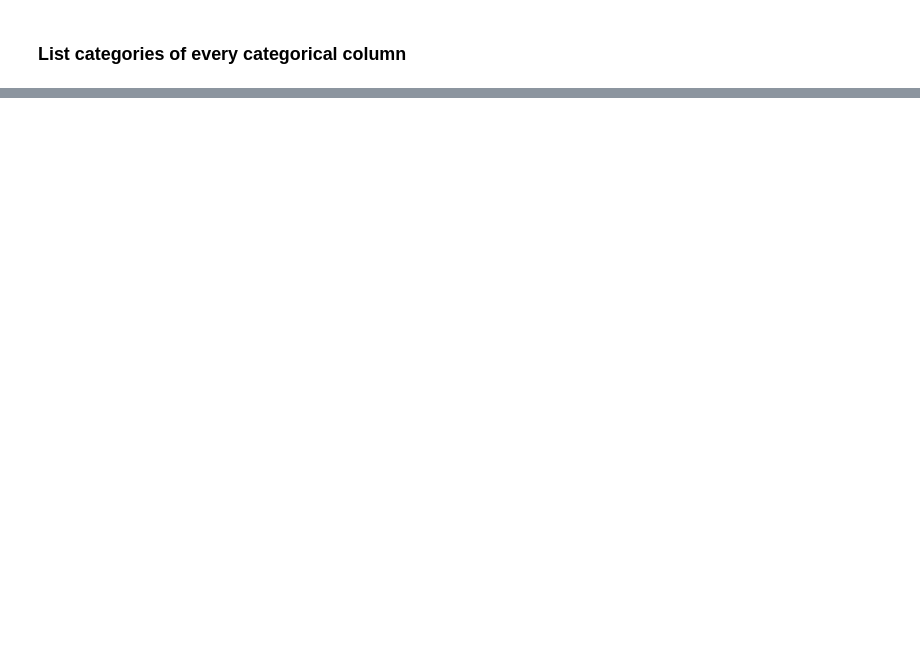
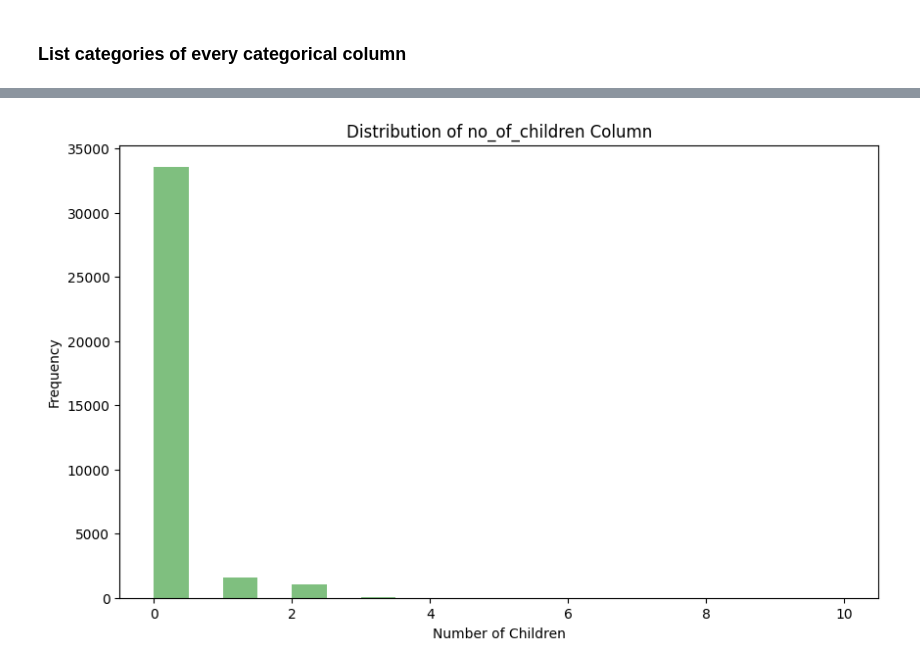
Before and after one commit to othmaneataallah/Hotel-Reservations, a Jupyter notebook: hotel_reservations.ipynb, the cells around one changed output, grey strips where cells are left out. Saved outputs shown, nothing was run; the diff lists cells and outputs as text; code cells hidden in the pictures; blank space fills up the shorter version.

```diff
--- a/hotel_reservations.ipynb
+++ b/hotel_reservations.ipynb
@@ -210,0 +235,12 @@ Name: booking_status, dtype: int64
+# %%
+plt.figure(figsize=(10, 6))
+
+plt.hist(df['no_of_children'], bins=20, alpha=0.5, color='green')
+
+plt.xlabel('Number of Children')
+plt.ylabel('Frequency')
+plt.title('Distribution of no_of_children Column')
+
+plt.show()
+# %% [output]
+[figure, added]
```
Also changed, not shown: parts of 61 cells of this notebook, 19 other files.
